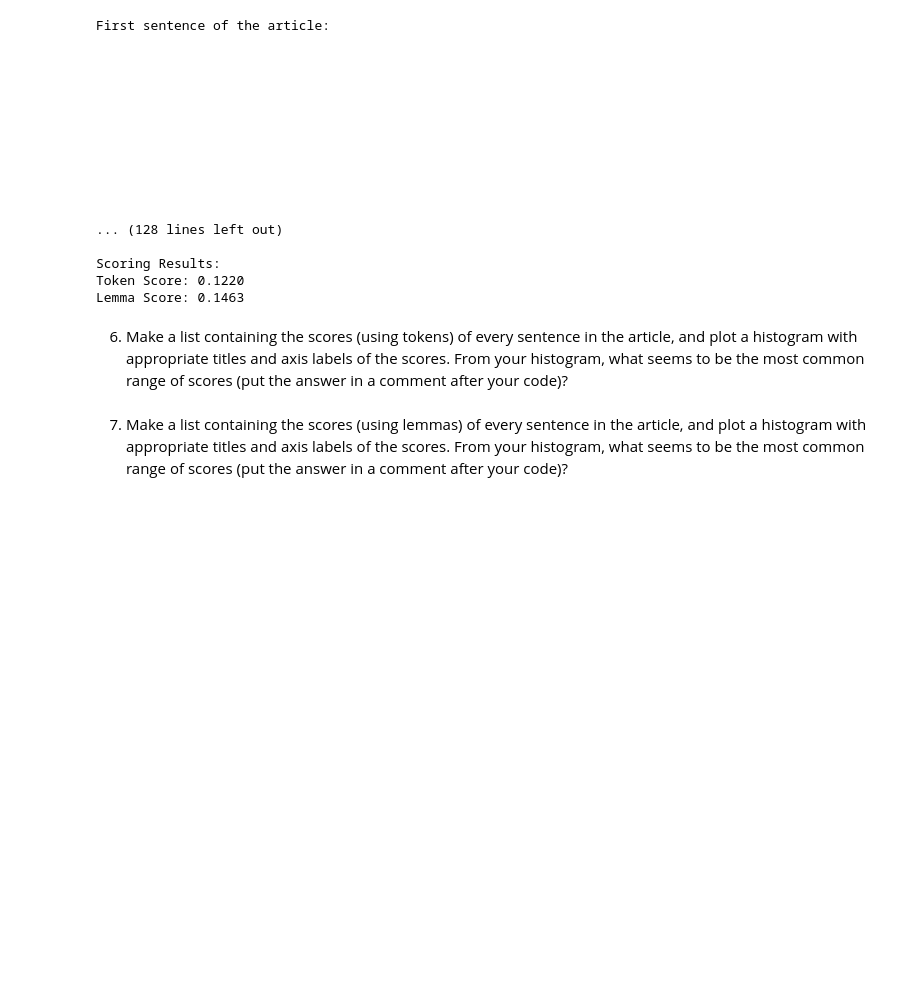
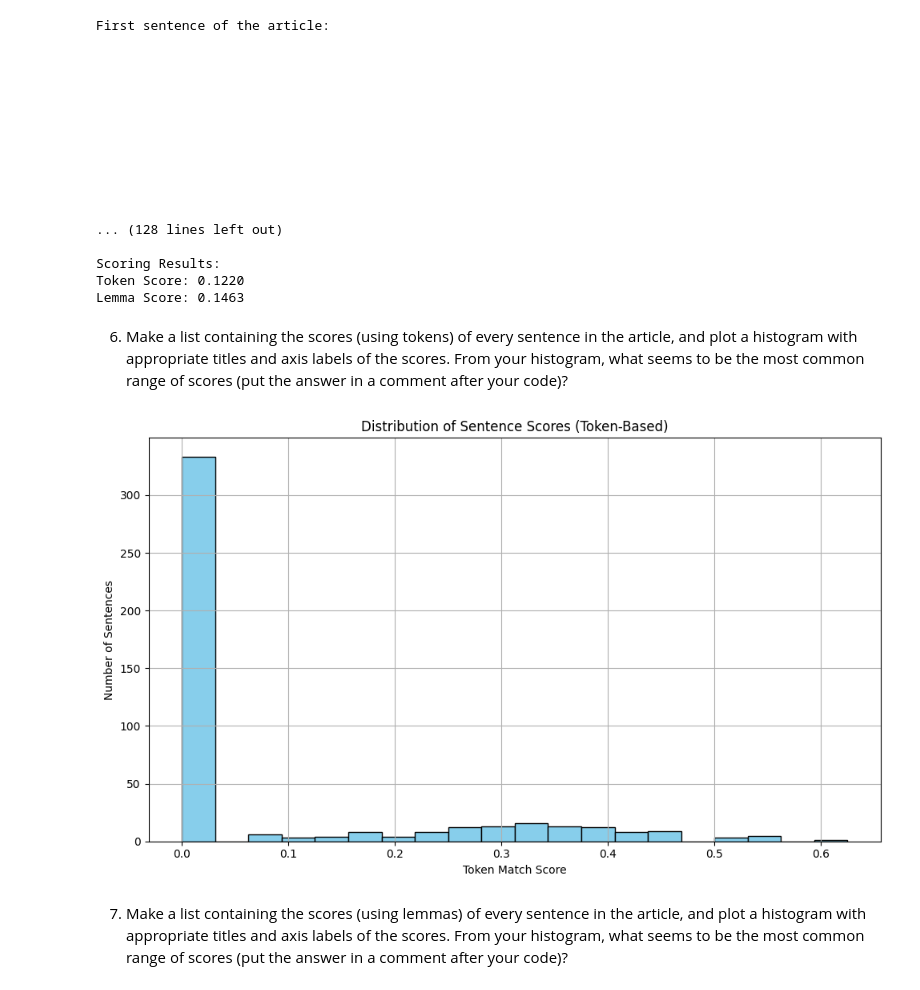
Before and after one commit to wkarto/web-scraping, a Jupyter notebook: web-scraping.ipynb, the cells around one changed output. Drawn from its saved outputs; the diff is of its cells as text; code cells hidden in the pictures; blank space fills up the shorter version.

```diff
--- a/web-scraping.ipynb
+++ b/web-scraping.ipynb
@@ -219,6 +219,30 @@ Token Score: 0.1220
 Lemma Score: 0.1463
 # %% [markdown]
 6. Make a list containing the scores (using tokens) of every sentence in the article, and plot a histogram with appropriate titles and axis labels of the scores. From your histogram, what seems to be the most common range of scores (put the answer in a comment after your code)?
+# %%
+import matplotlib.pyplot as plt
+
+# Get all sentences from the article
+doc = nlp(article_text)
+sentences = list(doc.sents)
+
+# Score each sentence using token-based scoring
+token_scores = [score_sentence_by_token(sent.text, interesting_tokens) for sent in sentences]
+
+# Plot histogram
+plt.figure(figsize=(10, 6))
+plt.hist(token_scores, bins=20, color='skyblue', edgecolor='black')
+plt.title("Distribution of Sentence Scores (Token-Based)")
+plt.xlabel("Token Match Score")
+plt.ylabel("Number of Sentences")
+plt.grid(True)
+plt.tight_layout()
+plt.show()
+
+
+# Most common range appears to be between 0.0 and 0.1
+# %% [output]
+[figure, added]
 # %% [markdown]
 7. Make a list containing the scores (using lemmas) of every sentence in the article, and plot a histogram with appropriate titles and axis labels of the scores.  From your histogram, what seems to be the most common range of scores (put the answer in a comment after your code)?
 # %% [markdown]
```
Also changed, not shown: 1 other file.
